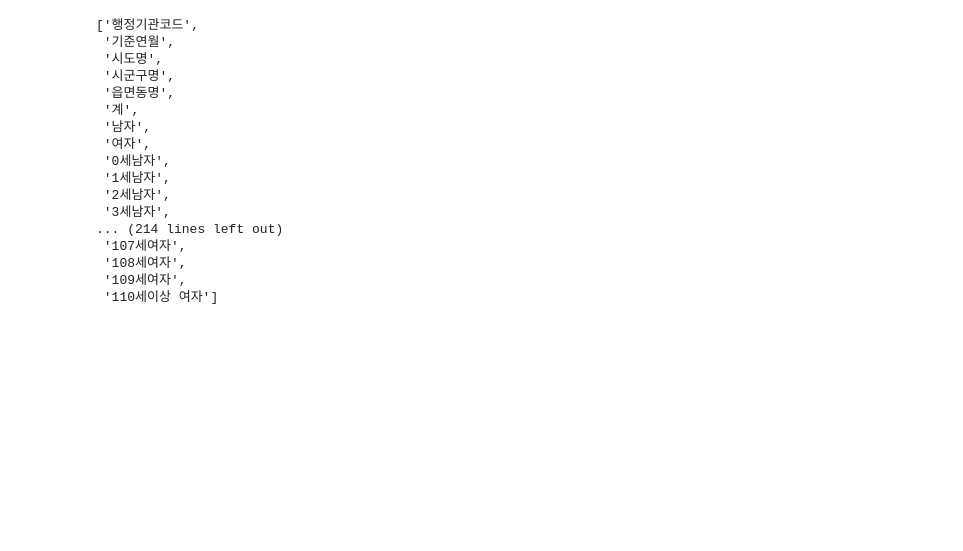
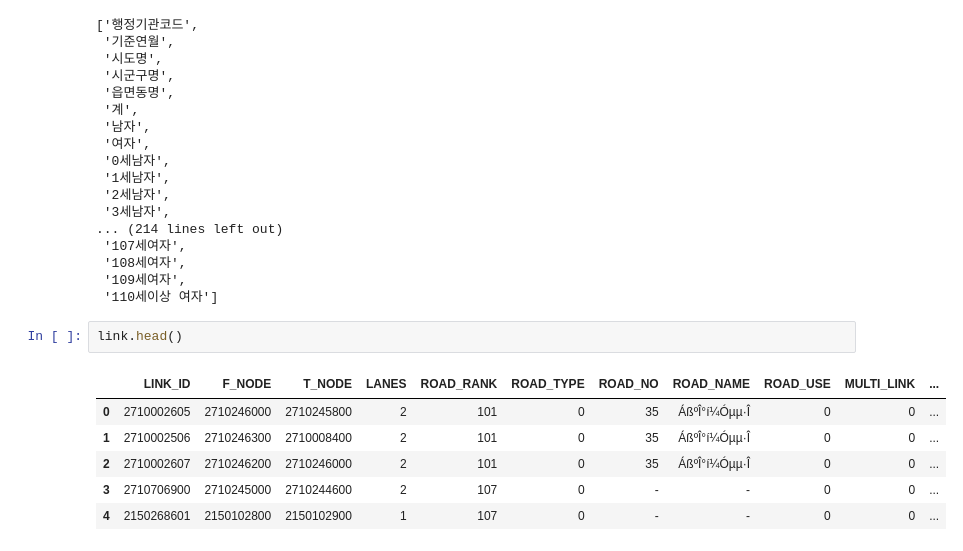
Before and after one commit to danawls/traffic_models, a Jupyter notebook: get_columns_to_program.ipynb, the cells around one changed output. Saved outputs shown, nothing was run; the diff lists cells and outputs as text; blank space fills up the shorter version.

```diff
--- a/get_columns_to_program.ipynb
+++ b/get_columns_to_program.ipynb
@@ -115,3 +115,12 @@ list(men.columns)
  '108세여자',
  '109세여자',
  '110세이상 여자']
+# %%
+link.head()
+# %% [output]
+|  | LINK_ID | F_NODE | T_NODE | LANES | ROAD_RANK | ROAD_TYPE | ROAD_NO | ROAD_NAME | ROAD_USE | MULTI_LINK | ... |
+| 0 | 2710002605 | 2710246000 | 2710245800 | 2 | 101 | 0 | 35 | ÁßºÎ°í¼Óµµ·Î | 0 | 0 | ... |
+| 1 | 2710002506 | 2710246300 | 2710008400 | 2 | 101 | 0 | 35 | ÁßºÎ°í¼Óµµ·Î | 0 | 0 | ... |
+| 2 | 2710002607 | 2710246200 | 2710246000 | 2 | 101 | 0 | 35 | ÁßºÎ°í¼Óµµ·Î | 0 | 0 | ... |
+| 3 | 2710706900 | 2710245000 | 2710244600 | 2 | 107 | 0 | - | - | 0 | 0 | ... |
+| 4 | 2150268601 | 2150102800 | 2150102900 | 1 | 107 | 0 | - | - | 0 | 0 | ... |
```
Also changed, not shown: parts of 1 cell of this notebook, 3 other files.
